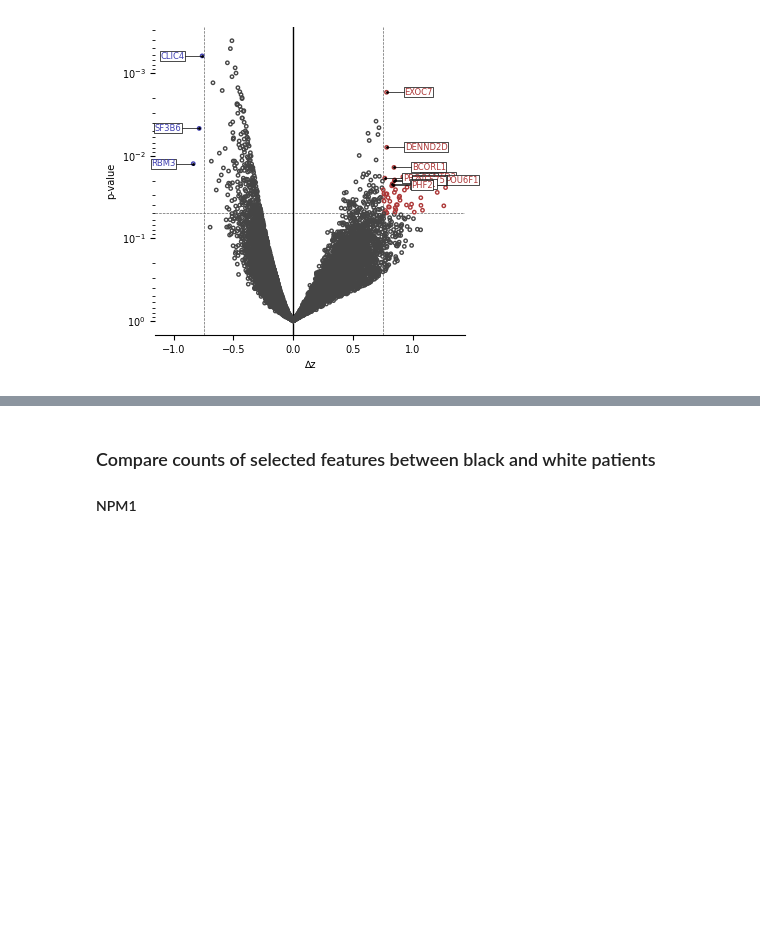
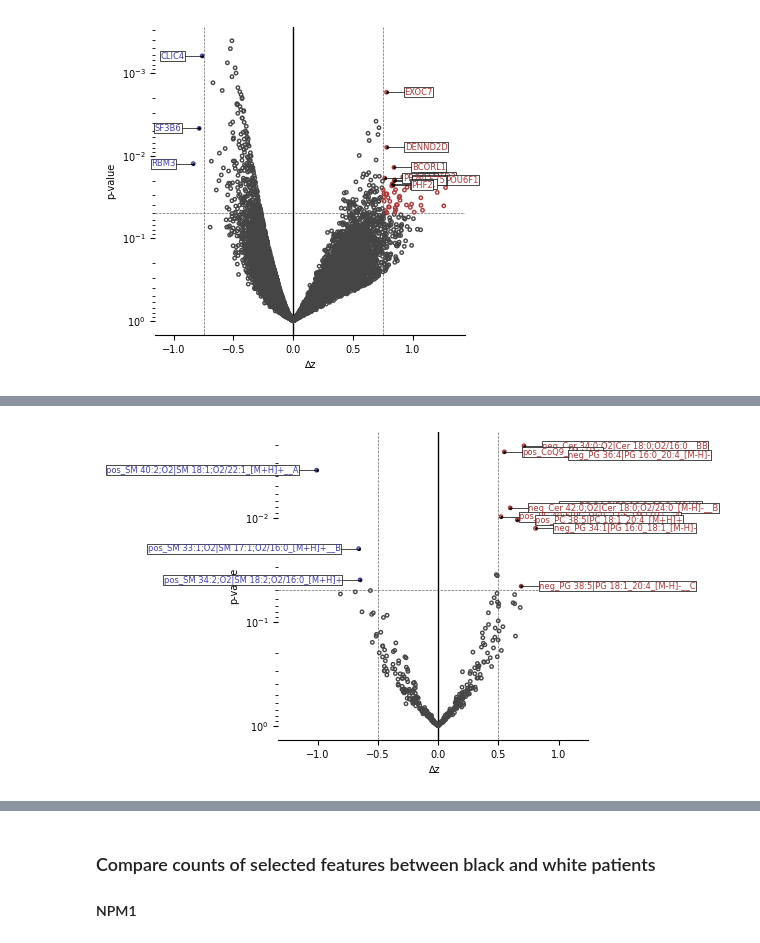
Before and after one commit to PNNL-CompBio/amlMultidrugResistance, a Jupyter notebook: aml_outcome_disparities/analysis/dylan/differential_expression.ipynb, the cells around one changed output, grey strips where cells are left out. Saved outputs shown, nothing was run; the diff lists cells and outputs as text; code cells hidden in the pictures; blank space fills up the shorter version.

```diff
--- a/aml_outcome_disparities/analysis/dylan/differential_expression.ipynb
+++ b/aml_outcome_disparities/analysis/dylan/differential_expression.ipynb
@@ -386,0 +448,4 @@ shape: (14_372, 85)
+# %%
+# lipidomics
+b_flt3itd_lipid = load_data_add_delta_z_and_ttest_p("B_FLT3-ITD-WT", "Lipidomics")
+b_flt3itd_lipid
@@ -701,0 +1003,10 @@ w_nras_rna_top_up, w_nras_rna_top_down = plot_volcano_and_select_top_features(
+# %%
+b_flt3itd_lipid_top_up, b_flt3itd_lipid_top_down = plot_volcano_and_select_top_features(
+    b_flt3itd_lipid,
+    0.5,
+    0.05,
+    "B_FLT3-ITD-WT",
+    "Lipidomics"
+)
+# %% [output]
+[figure, added]
```
Also changed, not shown: parts of 41 cells of this notebook, 3 other files.
